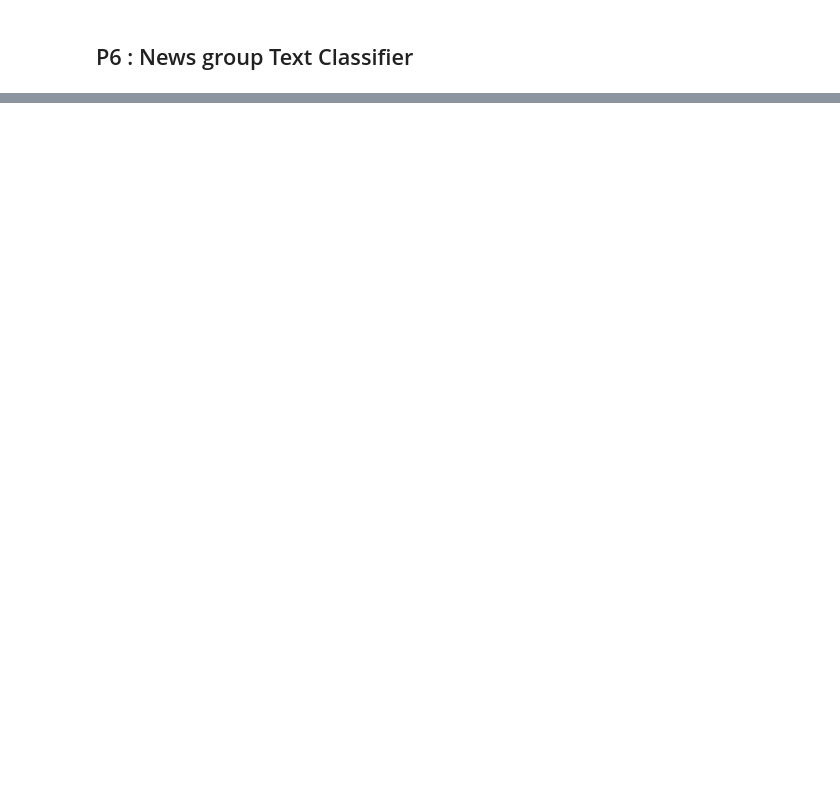
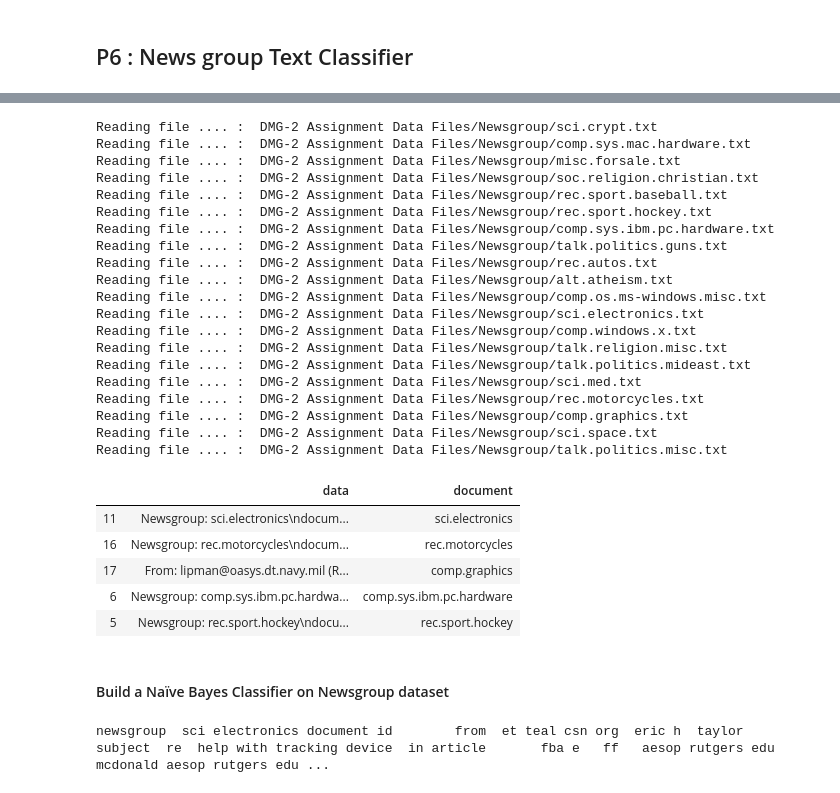
Before and after one commit to anmolmore/Chatbot-for-COVID-19-FAQ-using-Dialogflow, a Jupyter notebook: DMG2/assignment/Anmol More - 11915043.ipynb, the cells around one changed output, grey strips where cells are left out. Saved outputs shown, nothing was run; the diff lists cells and outputs as text; code cells hidden in the pictures; blank space fills up the shorter version.

```diff
--- a/DMG2/assignment/Anmol More - 11915043.ipynb
+++ b/DMG2/assignment/Anmol More - 11915043.ipynb
@@ -697,0 +661,44 @@ news_group_dataset = documents
+# %%
+#https://stackoverflow.com/questions/35672809/how-to-read-a-list-of-txt-files-in-a-folder-in-python
+#https://www.analyticsvidhya.com/blog/2018/10/stepwise-guide-topic-modeling-latent-semantic-analysis/
+#https://medium.com/@dobko_m/nlp-text-data-cleaning-and-preprocessing-ea3ffe0406c1
+
+df = pd.DataFrame(columns=['data','document'])
+text_files = glob.glob("DMG-2 Assignment Data Files/Newsgroup/*.txt")
+
+#read all text files and create a dataframe of whole dataset
+for file in text_files :
+    print("Reading file .... : ", file)
+    category = file[file.rfind('/')+1:-4]
+    with open(file, 'r', encoding='windows-1252') as current_file :
+        data = current_file.read()
+        df = df.append({'data' : data,'document': category}, ignore_index=True)
+
+df.sample(5)
+# %% [output]
+Reading file .... :  DMG-2 Assignment Data Files/Newsgroup/sci.crypt.txt
+Reading file .... :  DMG-2 Assignment Data Files/Newsgroup/comp.sys.mac.hardware.txt
+Reading file .... :  DMG-2 Assignment Data Files/Newsgroup/misc.forsale.txt
+Reading file .... :  DMG-2 Assignment Data Files/Newsgroup/soc.religion.christian.txt
+Reading file .... :  DMG-2 Assignment Data Files/Newsgroup/rec.sport.baseball.txt
+Reading file .... :  DMG-2 Assignment Data Files/Newsgroup/rec.sport.hockey.txt
+Reading file .... :  DMG-2 Assignment Data Files/Newsgroup/comp.sys.ibm.pc.hardware.txt
+Reading file .... :  DMG-2 Assignment Data Files/Newsgroup/talk.politics.guns.txt
+Reading file .... :  DMG-2 Assignment Data Files/Newsgroup/rec.autos.txt
+Reading file .... :  DMG-2 Assignment Data Files/Newsgroup/alt.atheism.txt
+Reading file .... :  DMG-2 Assignment Data Files/Newsgroup/comp.os.ms-windows.misc.txt
+Reading file .... :  DMG-2 Assignment Data Files/Newsgroup/sci.electronics.txt
+Reading file .... :  DMG-2 Assignment Data Files/Newsgroup/comp.windows.x.txt
+Reading file .... :  DMG-2 Assignment Data Files/Newsgroup/talk.religion.misc.txt
+Reading file .... :  DMG-2 Assignment Data Files/Newsgroup/talk.politics.mideast.txt
+Reading file .... :  DMG-2 Assignment Data Files/Newsgroup/sci.med.txt
+Reading file .... :  DMG-2 Assignment Data Files/Newsgroup/rec.motorcycles.txt
+Reading file .... :  DMG-2 Assignment Data Files/Newsgroup/comp.graphics.txt
+Reading file .... :  DMG-2 Assignment Data Files/Newsgroup/sci.space.txt
+Reading file .... :  DMG-2 Assignment Data Files/Newsgroup/talk.politics.misc.txt
+|  | data | document |
+| 11 | Newsgroup: sci.electronics\ndocum... | sci.electronics |
+| 16 | Newsgroup: rec.motorcycles\ndocum... | rec.motorcycles |
+| 17 | From: lipman@oasys.dt.navy.mil (R... | comp.graphics |
+| 6 | Newsgroup: comp.sys.ibm.pc.hardwa... | comp.sys.ibm.pc.hardware |
+| 5 | Newsgroup: rec.sport.hockey\ndocu... | rec.sport.hockey |
@@ -698,3 +707,17 @@ news_group_dataset = documents
+# %% [markdown]
+#### Build a Naïve Bayes Classifier on Newsgroup dataset
+# %%
+def clean_get_words(data) :
+    # replace all non alphabetical characters with space
+    data = re.sub("[^a-zA-Z]", ' ', data)
+    data = data.lower()
+    # make all text lowercase
+
+    return data
+
+print(clean_get_words(data))
+# %% [output]
+newsgroup  sci electronics document id        from  et teal csn org  eric h  taylor  subject  re  help with tracking device  in article       fba e   ff   aesop rutgers edu  mcdonald aesop rutgers edu ...
 # %%
 news_group_dataset = re.sub("[!@#$+%*:()'-]", ' ', news_group_dataset)
 news_group_dataset
```
Also changed, not shown: parts of 37 cells of this notebook.
